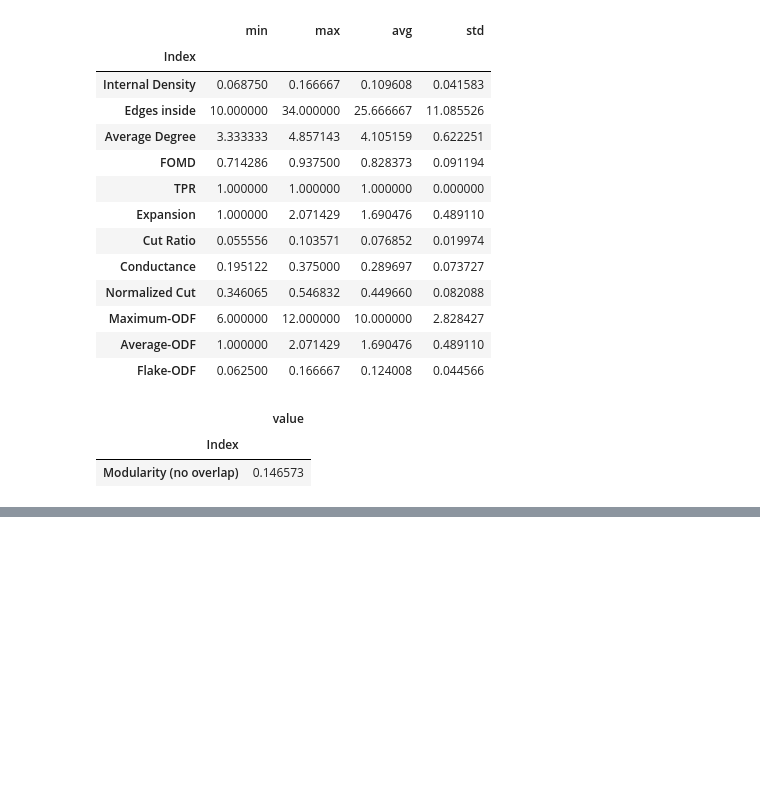
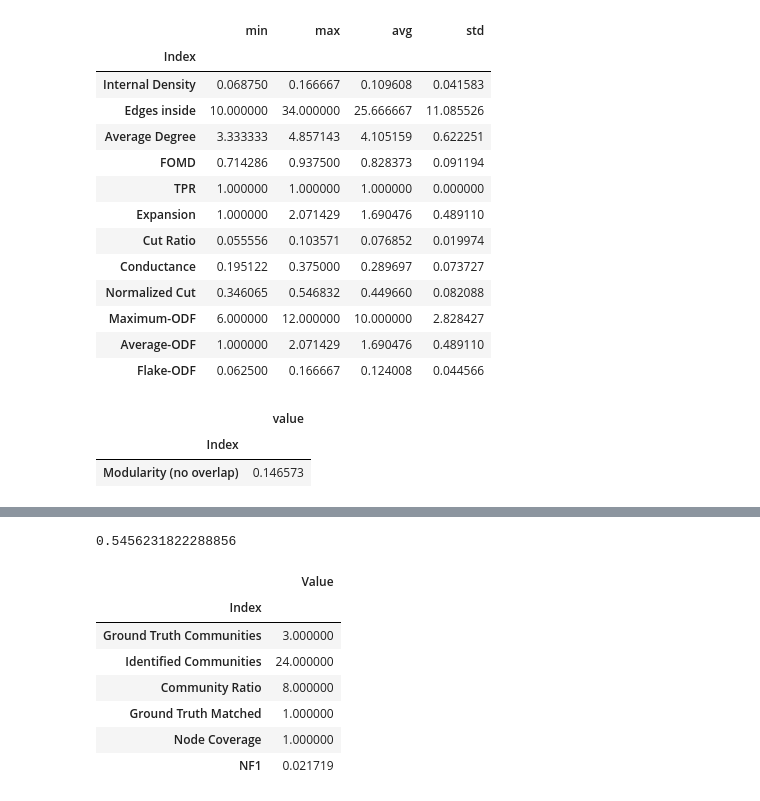
Before and after one commit to KDDComplexNetworkAnalysis/CNA_Tutorials, a Jupyter notebook: CommunityDiscovery.ipynb, the cells around one changed output, grey strips where cells are left out. Saved outputs shown, nothing was run; the diff lists cells and outputs as text; code cells hidden in the pictures; blank space fills up the shorter version.

```diff
--- a/CommunityDiscovery.ipynb
+++ b/CommunityDiscovery.ipynb
@@ -183,0 +345,5 @@ nf.plot()
+# %%
+# Computing NMI
+normalized_mutual_info_score(lfr_gt, lp_lfr)
+# %% [output]
+0.5456231822288856
@@ -183,0 +354,11 @@ nf.plot()
+# %%
+results['scores']
+# %% [output]
+|  | Value |
+| Index |  |
+| Ground Truth Communities | 3.000000 |
+| Identified Communities | 24.000000 |
+| Community Ratio | 8.000000 |
+| Ground Truth Matched | 1.000000 |
+| Node Coverage | 1.000000 |
+| NF1 | 0.021719 |
```
Also changed, not shown: parts of 49 cells of this notebook.
